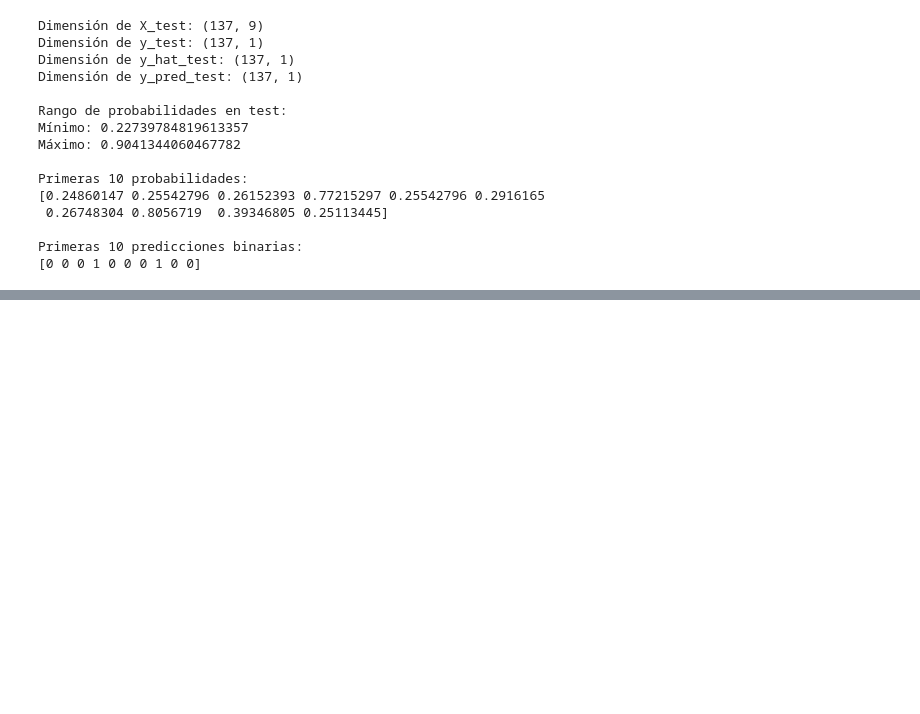
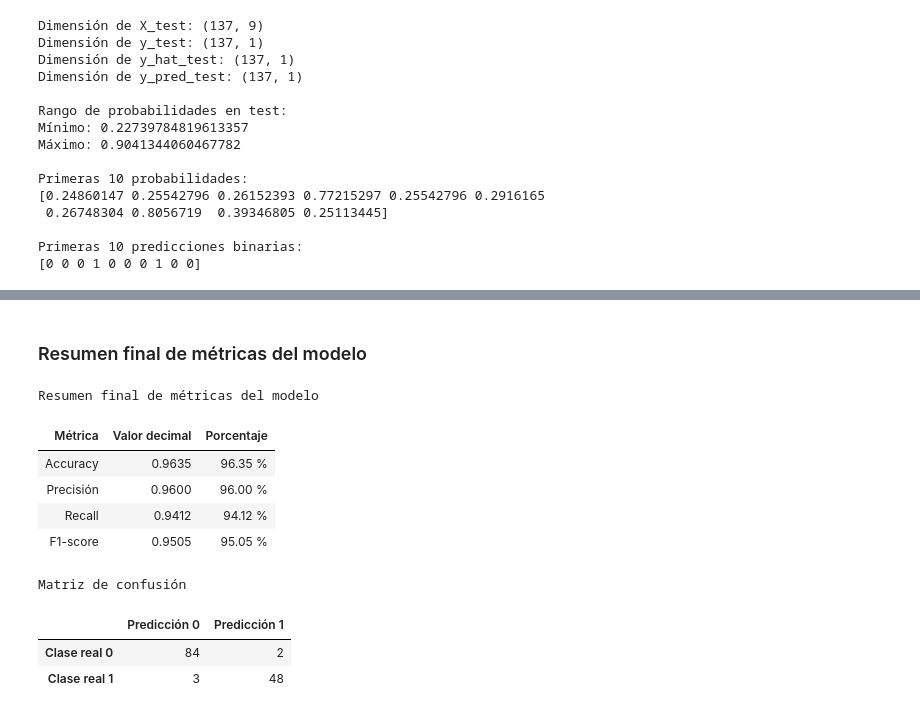
Before and after one commit to Danielezr/BreastCancerClassification, a Jupyter notebook: clasificacion_tumores.ipynb, the cells around one changed output, grey strips where cells are left out. Drawn from its saved outputs; the diff is of its cells as text; code cells hidden in the pictures; blank space fills up the shorter version.

```diff
--- a/clasificacion_tumores.ipynb
+++ b/clasificacion_tumores.ipynb
@@ -617,0 +804,38 @@ Primeras 10 predicciones binarias:
+# %% [markdown]
+### Resumen final de métricas del modelo
+# %%
+from IPython.display import display
+
+resumen_metricas = pd.DataFrame({
+    "Métrica": ["Accuracy", "Precisión", "Recall", "F1-score"],
+    "Valor decimal": [accuracy, precision, recall, f1_score],
+    "Porcentaje": [accuracy * 100, precision * 100, recall * 100, f1_score * 100]
+})
+
+tabla_metricas = resumen_metricas.style.format({
+    "Valor decimal": "{:.4f}",
+    "Porcentaje": "{:.2f} %"
+}).set_caption("Resumen final de métricas del modelo").hide(axis="index")
+
+display(tabla_metricas)
+
+matriz_confusion_df = pd.DataFrame(
+    matriz_confusion,
+    index=["Clase real 0", "Clase real 1"],
+    columns=["Predicción 0", "Predicción 1"]
+)
+
+tabla_matriz = matriz_confusion_df.style.set_caption("Matriz de confusión")
+
+display(tabla_matriz)
+# %% [output]
+Resumen final de métricas del modelo
+| Métrica | Valor decimal | Porcentaje |
+| Accuracy | 0.9635 | 96.35 % |
+| Precisión | 0.9600 | 96.00 % |
+| Recall | 0.9412 | 94.12 % |
+| F1-score | 0.9505 | 95.05 % |
+Matriz de confusión
+|  | Predicción 0 | Predicción 1 |
+| Clase real 0 | 84 | 2 |
+| Clase real 1 | 3 | 48 |
```
Also changed, not shown: parts of 17 cells of this notebook.
